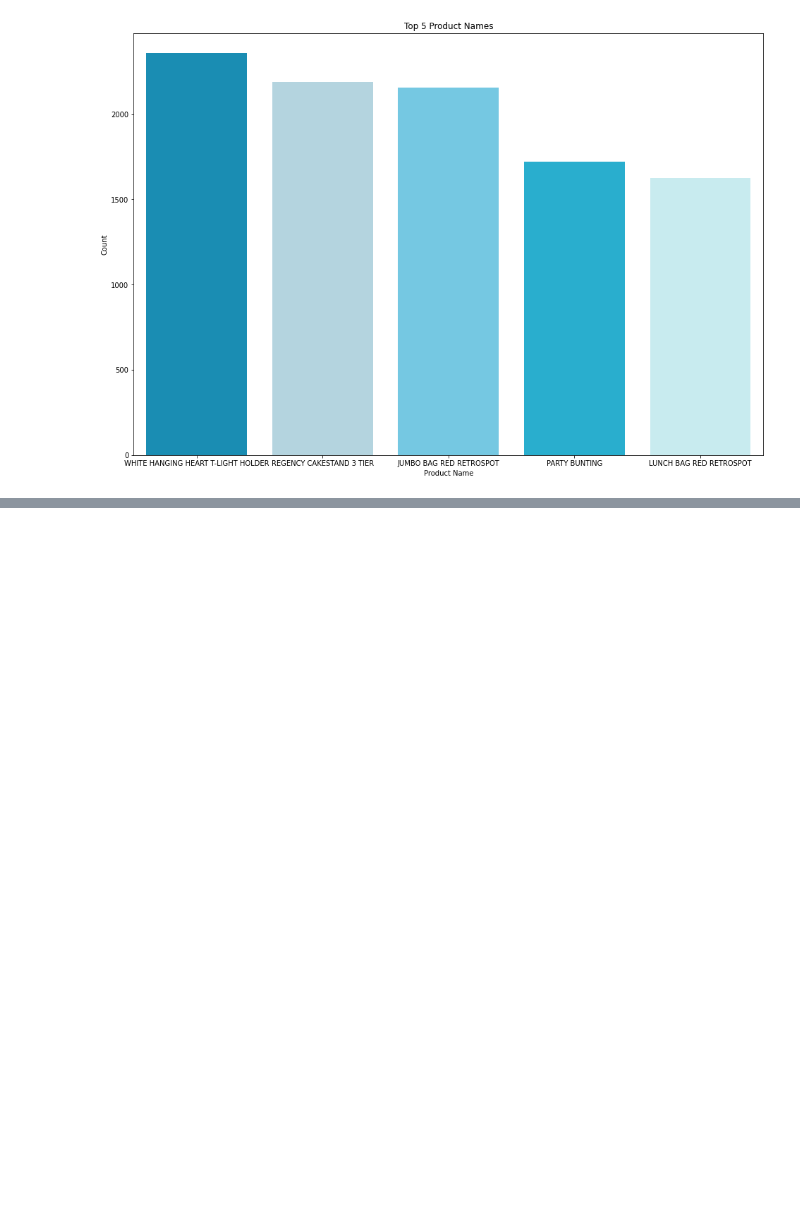
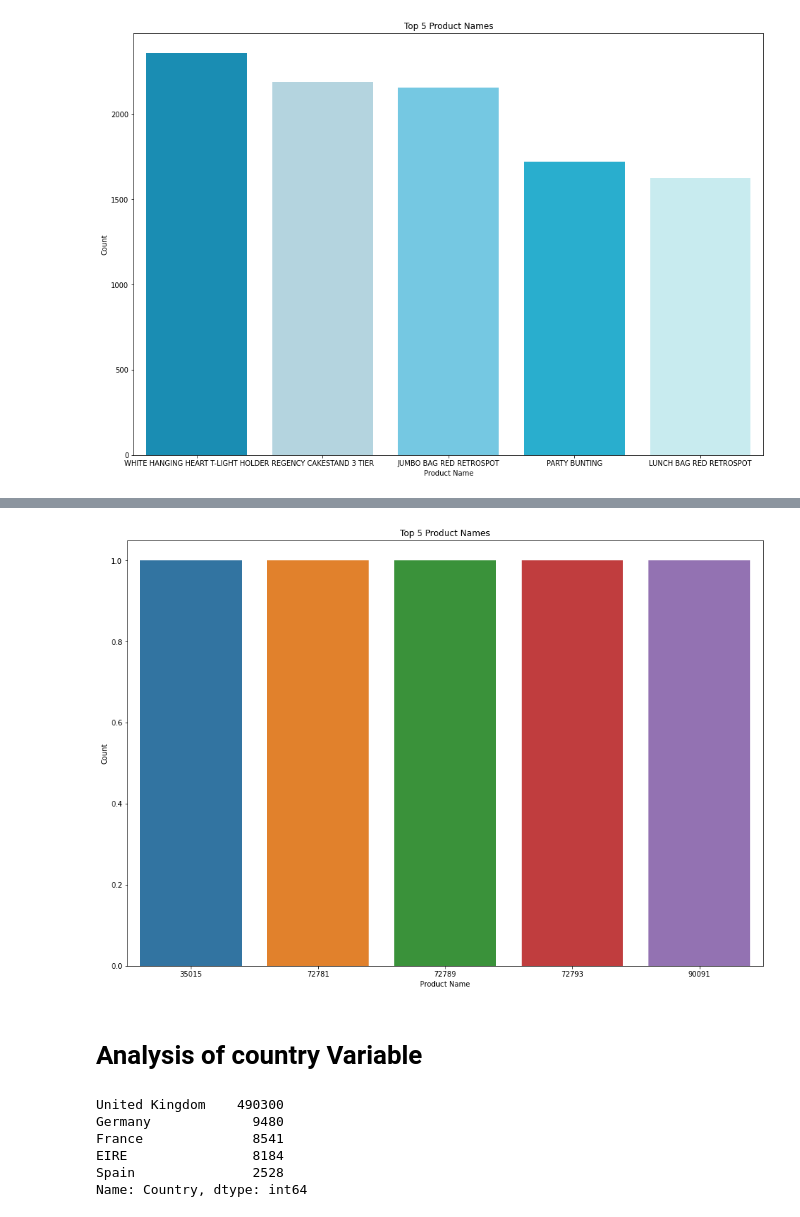
Before and after one commit to harshithgowdakc/Online-Retail-Customer-Segmentation, a Jupyter notebook: Online_Retail_Customer_Segmentation.ipynb, the cells around one changed output, grey strips where cells are left out. Cells and saved outputs as stored; diff of their text form; code cells hidden in the pictures; blank space fills up the shorter version.

```diff
--- a/Online_Retail_Customer_Segmentation.ipynb
+++ b/Online_Retail_Customer_Segmentation.ipynb
@@ -442,0 +478,21 @@ plt.show()
+# %%
+# Create a bar plot with different colors
+plt.figure(figsize=(16, 11))
+sns.barplot(x=df.StockCode.value_counts().tail().index, y=df.StockCode.value_counts().tail().values)
+plt.title('Top 5 Product Names')
+plt.xlabel('Product Name')
+plt.ylabel('Count')
+plt.show()
+# %% [output]
+[figure, added]
+# %% [markdown]
+# **Analysis of country Variable**
+# %%
+df.Country.value_counts().head()
+# %% [output]
+United Kingdom    490300
+Germany             9480
+France              8541
+EIRE                8184
+Spain               2528
+Name: Country, dtype: int64
```
Also changed, not shown: parts of 30 cells of this notebook.
